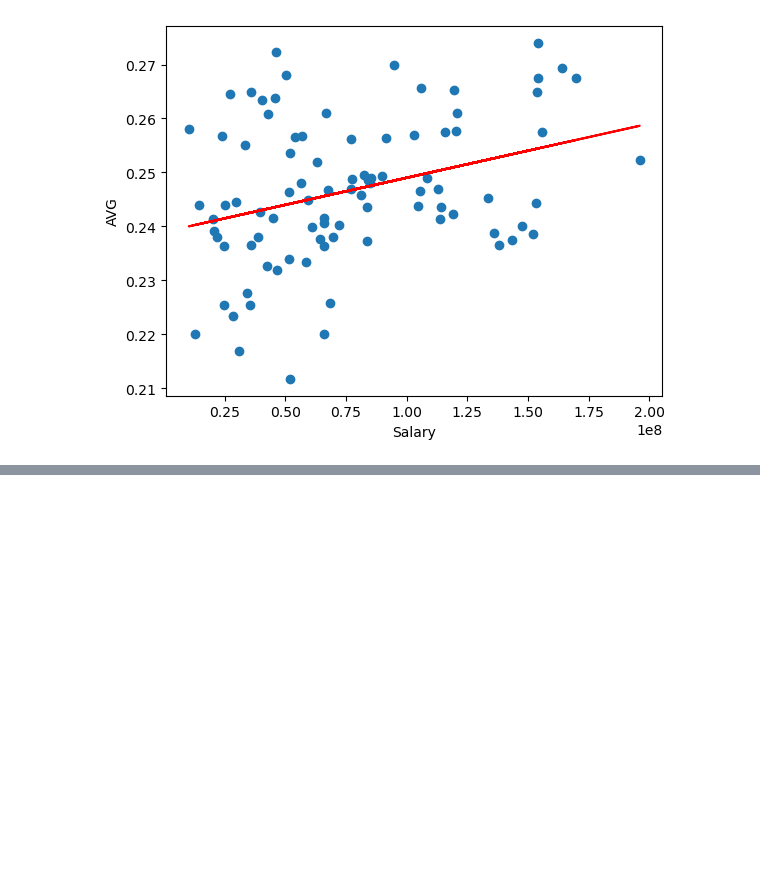
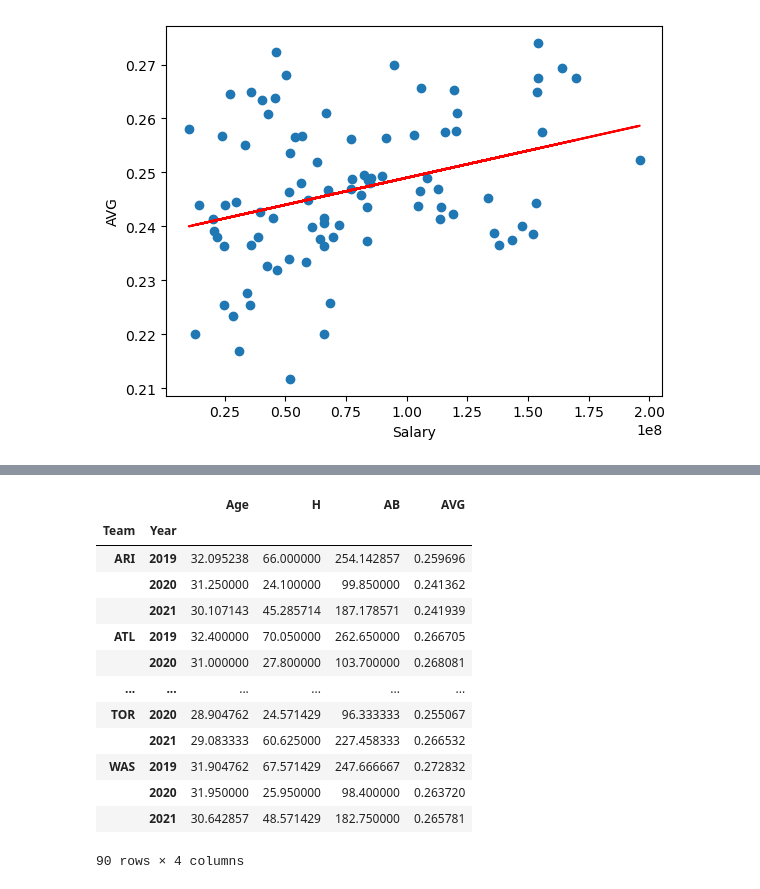
Before and after one commit to michaelgarv/Project_1, a Jupyter notebook: michael_analysis/michael_notebook.ipynb, the cells around one changed output, grey strips where cells are left out. Cells and saved outputs as stored; diff of their text form; code cells hidden in the pictures; blank space fills up the shorter version.

```diff
--- a/michael_analysis/michael_notebook.ipynb
+++ b/michael_analysis/michael_notebook.ipynb
@@ -195,0 +214,20 @@ R-squared value: 0.10852830605829113
+# %%
+age_df_group = age_df.groupby(['Team', 'Year']).mean()
+age_df_group=age_df_group[['Age','H','AB']]
+age_df_group['AVG']=age_df_group['H']/age_df_group['AB']
+age_df_group
+# %% [output]
+|  |  | Age | H | AB | AVG |
+| Team | Year |  |  |  |  |
+| ARI | 2019 | 32.095238 | 66.000000 | 254.142857 | 0.259696 |
+|  | 2020 | 31.250000 | 24.100000 | 99.850000 | 0.241362 |
+|  | 2021 | 30.107143 | 45.285714 | 187.178571 | 0.241939 |
+| ATL | 2019 | 32.400000 | 70.050000 | 262.650000 | 0.266705 |
+|  | 2020 | 31.000000 | 27.800000 | 103.700000 | 0.268081 |
+| ... | ... | ... | ... | ... | ... |
+| TOR | 2020 | 28.904762 | 24.571429 | 96.333333 | 0.255067 |
+|  | 2021 | 29.083333 | 60.625000 | 227.458333 | 0.266532 |
+| WAS | 2019 | 31.904762 | 67.571429 | 247.666667 | 0.272832 |
+|  | 2020 | 31.950000 | 25.950000 | 98.400000 | 0.263720 |
+|  | 2021 | 30.642857 | 48.571429 | 182.750000 | 0.265781 |
+90 rows × 4 columns
```
Also changed, not shown: parts of 1 cell of this notebook, 2 other files.
